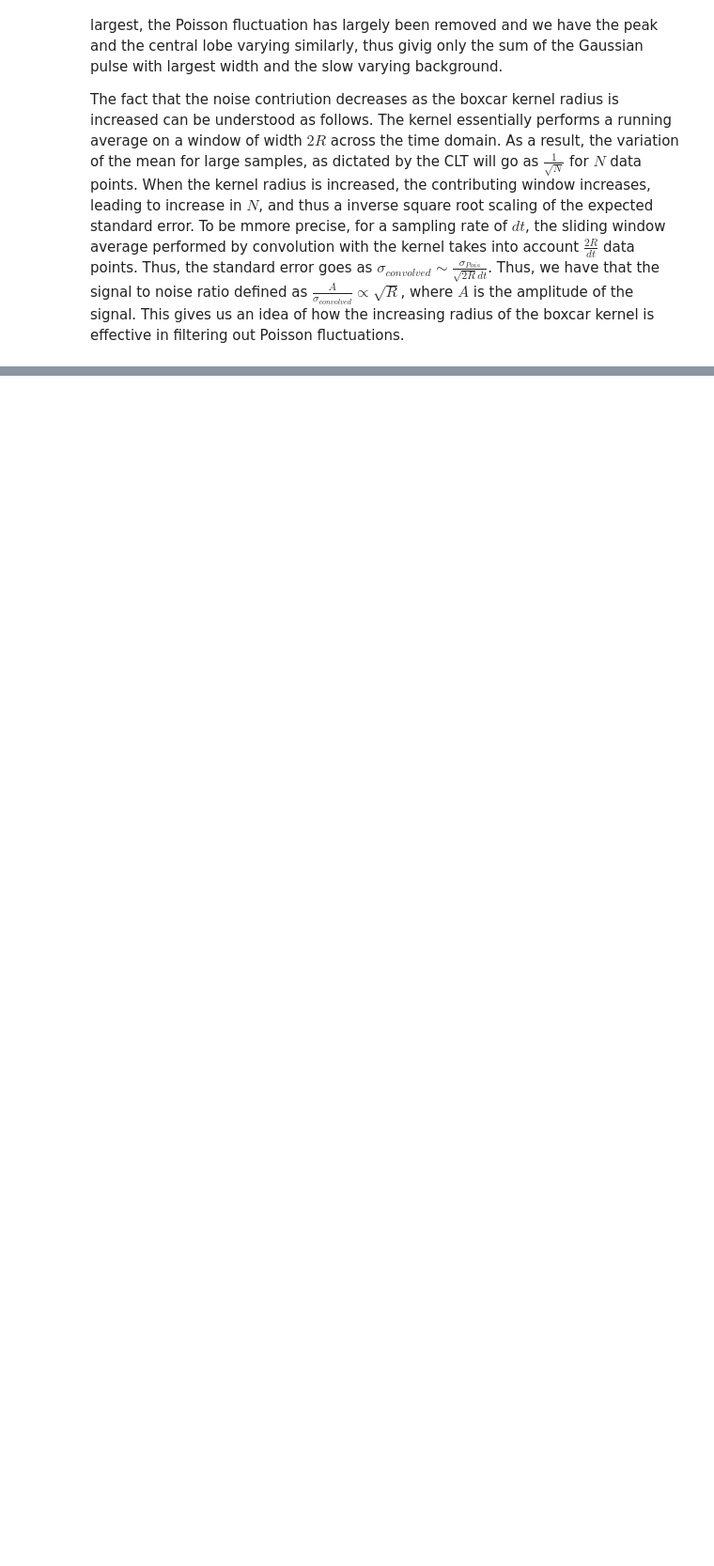
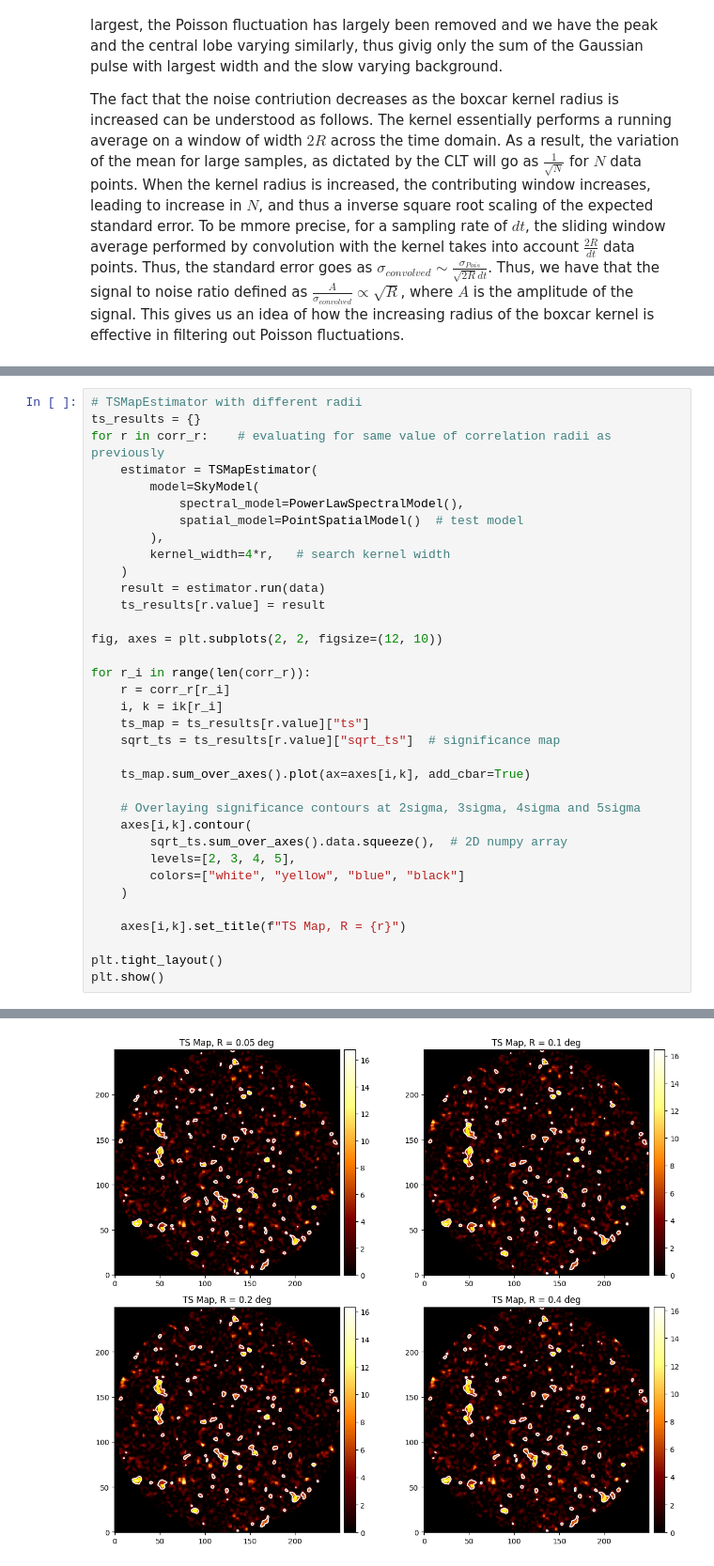
Before and after one commit to sarthak-tri/ACR_2026_TIFR_assignments, a Jupyter notebook: assignment-2/answers-assignment-2.ipynb, the cells around one changed output, grey strips where cells are left out. Shown at 94% size. Cells and saved outputs as stored; diff of their text form; blank space fills up the shorter version.

```diff
--- a/assignment-2/answers-assignment-2.ipynb
+++ b/assignment-2/answers-assignment-2.ipynb
@@ -639,0 +776,36 @@ The fact that the noise contriution decreases as the boxcar kernel radius is inc
+# %%
+# TSMapEstimator with different radii
+ts_results = {}
+for r in corr_r:    # evaluating for same value of correlation radii as previously
+    estimator = TSMapEstimator(
+        model=SkyModel(
+            spectral_model=PowerLawSpectralModel(),
+            spatial_model=PointSpatialModel()  # test model
+        ),
+        kernel_width=4*r,   # search kernel width
+    )
+    result = estimator.run(data)
+    ts_results[r.value] = result
+
+fig, axes = plt.subplots(2, 2, figsize=(12, 10))
+
+for r_i in range(len(corr_r)):
+    r = corr_r[r_i]
+    i, k = ik[r_i]
+    ts_map = ts_results[r.value]["ts"]
+    sqrt_ts = ts_results[r.value]["sqrt_ts"]  # significance map
+
+    ts_map.sum_over_axes().plot(ax=axes[i,k], add_cbar=True)
+
+    # Overlaying significance contours at 2sigma, 3sigma, 4sigma and 5sigma
+    axes[i,k].contour(
+        sqrt_ts.sum_over_axes().data.squeeze(),  # 2D numpy array
+        levels=[2, 3, 4, 5],
+        colors=["white", "yellow", "blue", "black"]
+    )
+
+    axes[i,k].set_title(f"TS Map, R = {r}")
+
+plt.tight_layout()
+plt.show()
+# %% [output]
@@ -639,0 +816 @@ The fact that the noise contriution decreases as the boxcar kernel radius is inc
+[figure, added]
```
Also changed, not shown: parts of 7 cells of this notebook.
